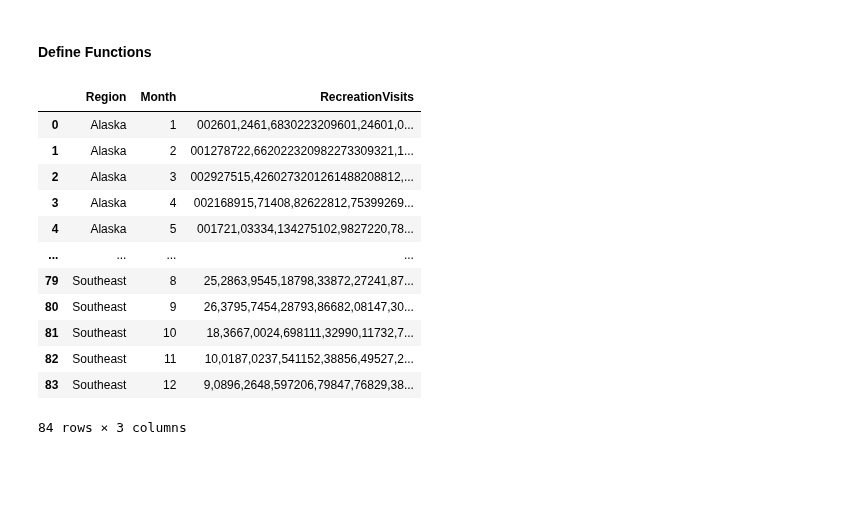
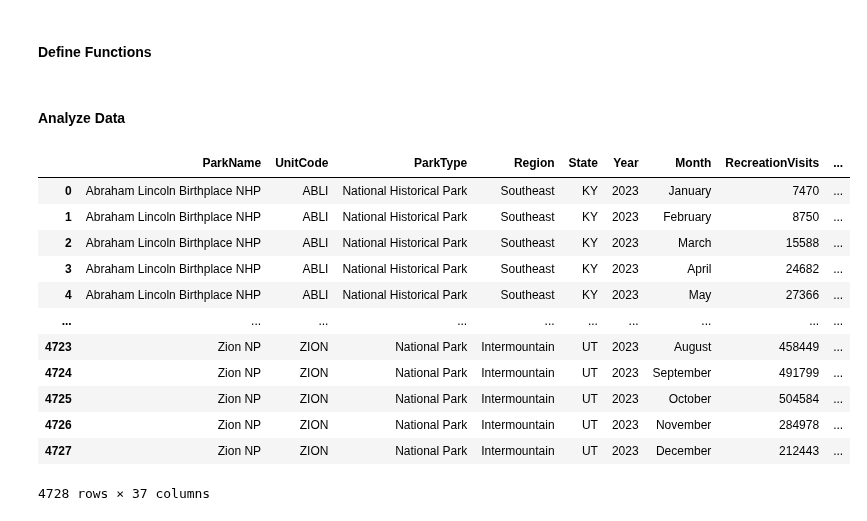
Before and after one commit to nblakkanesser/MADS_Capstone, a Jupyter notebook: 05_nps_analysis/08_nps_analysis.ipynb, the cells around one changed output. Cells and saved outputs as stored; diff of their text form; code cells hidden in the pictures; blank space fills up the shorter version.

```diff
--- a/05_nps_analysis/08_nps_analysis.ipynb
+++ b/05_nps_analysis/08_nps_analysis.ipynb
@@ -39,20 +29,2 @@ nps_df
 # %% [markdown]
 #### Define Functions
-# %%
-df = nps_df[['Region','Month','RecreationVisits']]
-df = df.groupby(['Region', 'Month']).sum().reset_index()
-df
-# %% [output]
-|  | Region | Month | RecreationVisits |
-| 0 | Alaska | 1 | 002601,2461,6830223209601,24601,0... |
-| 1 | Alaska | 2 | 001278722,662022320982273309321,1... |
-| 2 | Alaska | 3 | 002927515,4260273201261488208812,... |
-| 3 | Alaska | 4 | 002168915,71408,82622812,75399269... |
-| 4 | Alaska | 5 | 001721,03334,134275102,9827220,78... |
-| ... | ... | ... | ... |
-| 79 | Southeast | 8 | 25,2863,9545,18798,33872,27241,87... |
-| 80 | Southeast | 9 | 26,3795,7454,28793,86682,08147,30... |
-| 81 | Southeast | 10 | 18,3667,0024,698111,32990,11732,7... |
-| 82 | Southeast | 11 | 10,0187,0237,541152,38856,49527,2... |
-| 83 | Southeast | 12 | 9,0896,2648,597206,79847,76829,38... |
-84 rows × 3 columns
@@ -59 +39,24 @@ df
+# %% [markdown]
+#### Analyze Data
+# %%
+nps_df.RecreationVisits = nps_df.RecreationVisits.apply(lambda x : x.replace(',',''))
+nps_df['RecreationVisits'] = pd.to_numeric(nps_df['RecreationVisits'])
+nps_df['Full_ParkName'] = nps_df.apply(create_full_parkname, axis=1)
+nps_df['Month_OG'] = nps_df['Month']
+nps_df['Month'] = nps_df['Month'].apply(lambda x: calendar.month_name[x])
+nps_df
+# %% [output]
+|  | ParkName | UnitCode | ParkType | Region | State | Year | Month | RecreationVisits | ... |
+| 0 | Abraham Lincoln Birthplace NHP | ABLI | National Historical Park | Southeast | KY | 2023 | January | 7470 | ... |
+| 1 | Abraham Lincoln Birthplace NHP | ABLI | National Historical Park | Southeast | KY | 2023 | February | 8750 | ... |
+| 2 | Abraham Lincoln Birthplace NHP | ABLI | National Historical Park | Southeast | KY | 2023 | March | 15588 | ... |
+| 3 | Abraham Lincoln Birthplace NHP | ABLI | National Historical Park | Southeast | KY | 2023 | April | 24682 | ... |
+| 4 | Abraham Lincoln Birthplace NHP | ABLI | National Historical Park | Southeast | KY | 2023 | May | 27366 | ... |
+| ... | ... | ... | ... | ... | ... | ... | ... | ... | ... |
+| 4723 | Zion NP | ZION | National Park | Intermountain | UT | 2023 | August | 458449 | ... |
+| 4724 | Zion NP | ZION | National Park | Intermountain | UT | 2023 | September | 491799 | ... |
+| 4725 | Zion NP | ZION | National Park | Intermountain | UT | 2023 | October | 504584 | ... |
+| 4726 | Zion NP | ZION | National Park | Intermountain | UT | 2023 | November | 284978 | ... |
+| 4727 | Zion NP | ZION | National Park | Intermountain | UT | 2023 | December | 212443 | ... |
+4728 rows × 37 columns
 # %%
```
Also changed, not shown: parts of 7 cells of this notebook, 2 other files.
